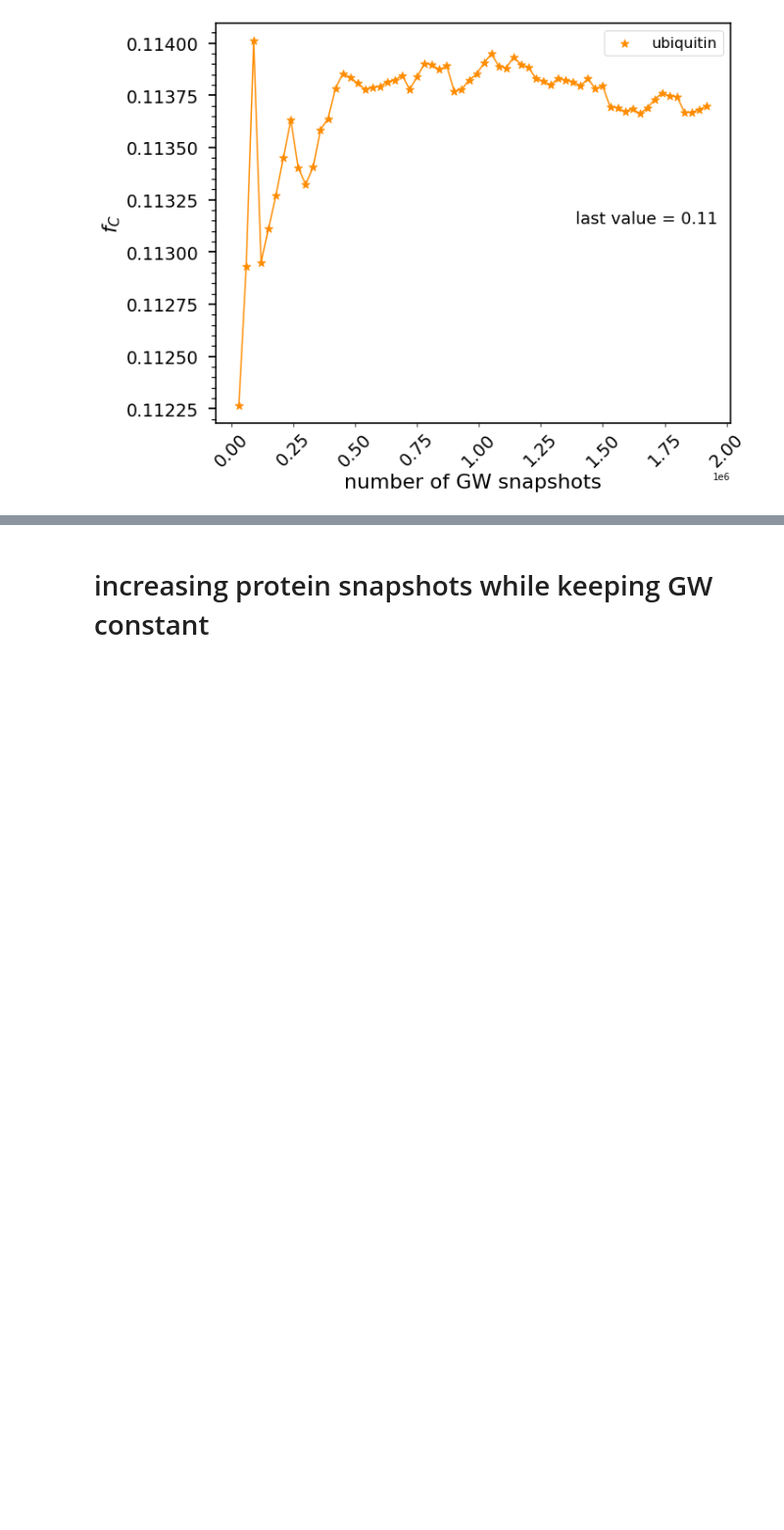
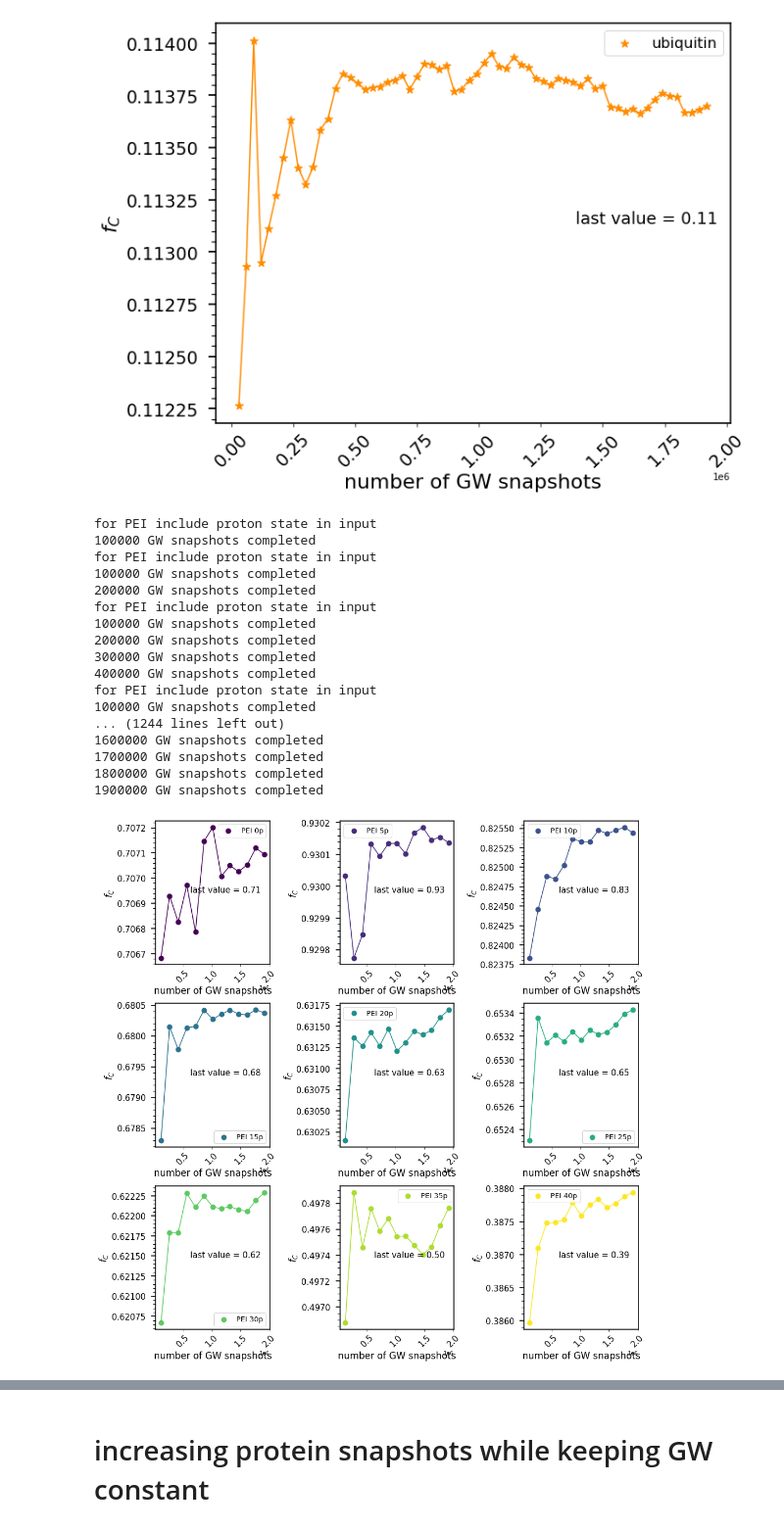
Before and after one commit to hshadman/disordered_protein_polymer_chain_theory, a Jupyter notebook: summary_SAW_RW/supplemental_algorithm_figures/fC_all_proteins_polymers.ipynb, the cells around one changed output, grey strips where cells are left out. Shown at 98% size. Saved outputs shown, nothing was run; the diff lists cells and outputs as text; code cells hidden in the pictures; blank space fills up the shorter version.

```diff
--- a/summary_SAW_RW/supplemental_algorithm_figures/fC_all_proteins_polymers.ipynb
+++ b/summary_SAW_RW/supplemental_algorithm_figures/fC_all_proteins_polymers.ipynb
@@ -1802,3 +1802,80 @@ ax.legend(fontsize=16)
 plt.savefig('../supplemental_algorithm_figures/ubiqituin_vary_GW.png', dpi = 1000, bbox_inches='tight')
 # %% [output]
 [figure]
+# %%
+
+#after definition changed
+fig,axs = plt.subplots(nrows=3,ncols=3,figsize=(14,14))
+plt.subplots_adjust(hspace=0.5)
+proton_list=pei_ratheatmap.proton.unique()
+color_list = iter(cm.viridis(np.linspace(0, 1, pei_ratheatmap.proton.unique().shape[0])))
+
+for proton,ax in zip(proton_list, axs.ravel()):
+    GW_snaps=[]
+    fA_value_3rd=[]
+    interim_color=next(color_list)
+
+    for upto_ind_run in range(4,69,5):
+        GW_snaps.append(GW_ind_runs_chainlen100[GW_ind_runs_chainlen100.run_number<=upto_ind_run].shape[0])
+        fA_value_3rd.append(fA_using_cdist(pei_ratheatmap[pei_ratheatmap.proton==proton],
+                                               'PEI','pei',GW_ind_runs_chainlen100,
+                                               upto_ind_run,pei_ratheatmap[pei_ratheatmap.proton==proton].shape[0],1,0.1))
+
+
+    ax.scatter(GW_snaps,
+               fA_value_3rd,
+               color=interim_color,label=f'PEI {proton}p' ,
+               marker='o',s=80,facecolors=None)
+
+    #popt, pcov = curve_fit(target_func, GW_snaps, fA_value_3rd,maxfev=2000,p0=[0.05,0.09,0.8])
+    ax.plot(GW_snaps,
+           fA_value_3rd,
+           color=interim_color)
+    #x=GW_snaps#+[2000000,2500000,3000000,4000000]
+    #ax.plot(x, target_func(x, *popt), 'r-')
+    #del x
+    #plt.legend()
+
+
+    plt.setp(ax.get_xticklabels(),fontsize=15,rotation=45)
+    #plt.setp(ax.get_yticklabels(),fontsize=15)
+    ax.set_xlabel('number of GW snapshots',fontsize=17)
+    ax.set_ylabel('$f_C$',fontsize=17)
+
+    #ax.axvline(x=720000,ymin=0,ymax=1,linewidth=1.5,color=next(color_list),label='number of GW snapshots chosen')
+    ax.text(0.3,0.5,f'last value = {format(fA_value_3rd[len(fA_value_3rd)-1],"0.2f")}',
+                     transform=ax.transAxes,fontsize=15,color='black')
+
+    #ax.set_ylim(-0.05,1)
+    for i in ['top', 'left', 'right', 'bottom']:
+        ax.spines[i].set_linewidth(1.6)
+
+    ax.minorticks_on()
+    ax.tick_params(axis='y', which='major', labelsize=15, width = 1.7, size = 8,pad=10)
+    ax.tick_params(axis='y', which='minor', width = 1.2, size = 5)
+    ax.tick_params(axis='x', which='minor',bottom=False)
+    ax.legend(fontsize=13)
+    #ax.set_xscale('log')
+    #ax.set_yscale('log')
+
+plt.tight_layout()
+plt.savefig('../supplemental_algorithm_figures/pei_vary_GW.png', dpi = 1000, bbox_inches='tight')
+# %% [output]
+for PEI include proton state in input
+100000 GW snapshots completed
+for PEI include proton state in input
+100000 GW snapshots completed
+200000 GW snapshots completed
+for PEI include proton state in input
+100000 GW snapshots completed
+200000 GW snapshots completed
+300000 GW snapshots completed
+400000 GW snapshots completed
+for PEI include proton state in input
+100000 GW snapshots completed
+... (1244 lines left out)
+1600000 GW snapshots completed
+1700000 GW snapshots completed
+1800000 GW snapshots completed
+1900000 GW snapshots completed
+[figure, added]
```
Also changed, not shown: parts of 10 cells of this notebook, 22 other files.
